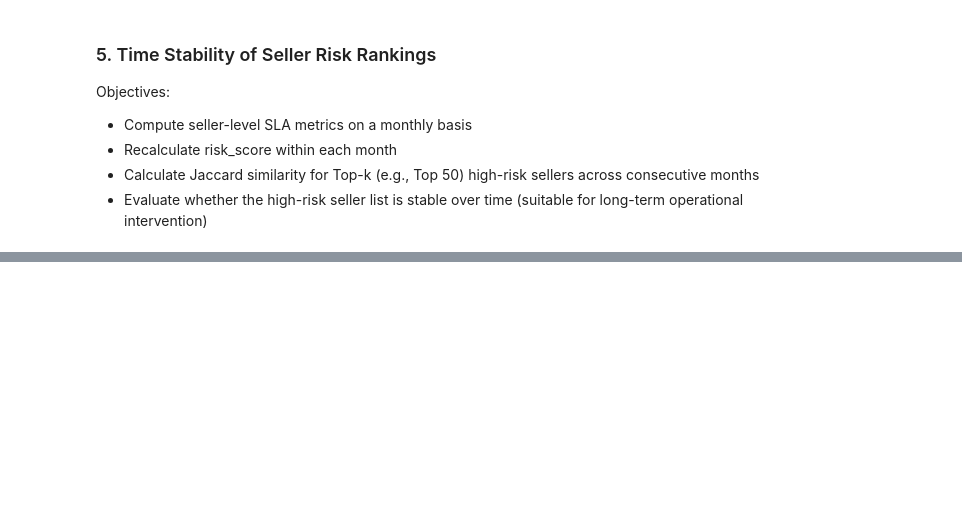
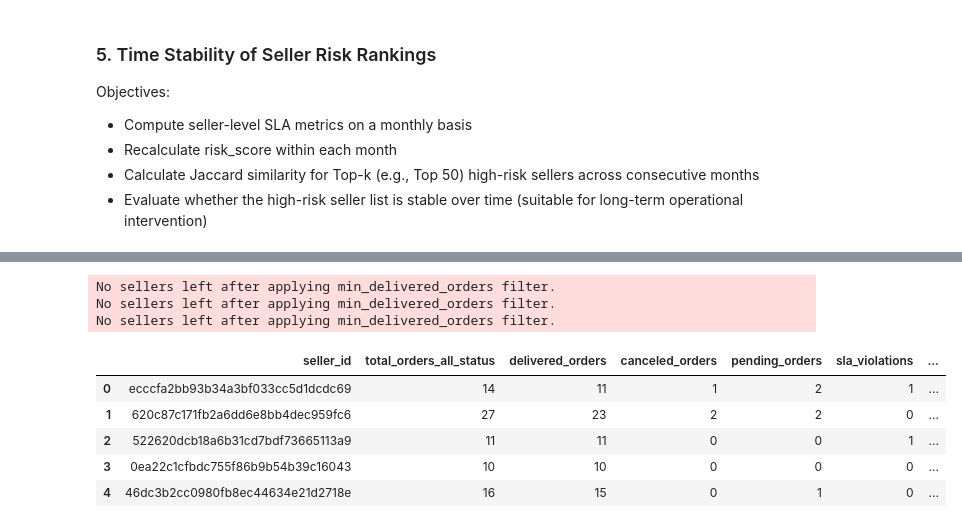
Before and after one commit to andrewyang0620/Marketplace-Sla-Risk-Analysis, a Jupyter notebook: notebooks/01_seller_risk.ipynb, the cells around one changed output, grey strips where cells are left out. Drawn from its saved outputs; the diff is of its cells as text; code cells hidden in the pictures; blank space fills up the shorter version.

```diff
--- a/notebooks/01_seller_risk.ipynb
+++ b/notebooks/01_seller_risk.ipynb
@@ -439,0 +459,25 @@ Objectives:
+# %%
+# risk analysis by period
+ranked_periods = []
+
+for period, sub in period_metrics.groupby("period"):
+    ranked_sub = rank_sellers_by_sla_risk(
+        sub,
+        min_delivered_orders=10,
+        risk_weights=None,
+    )
+    ranked_sub["period"] = str(period)
+    ranked_periods.append(ranked_sub)
+
+ranked_periods = pd.concat(ranked_periods, ignore_index=True)
+ranked_periods.head()
+# %% [output]
+No sellers left after applying min_delivered_orders filter.
+No sellers left after applying min_delivered_orders filter.
+No sellers left after applying min_delivered_orders filter.
+|  | seller_id | total_orders_all_status | delivered_orders | canceled_orders | pending_orders | sla_violations | ... |
+| 0 | ecccfa2bb93b34a3bf033cc5d1dcdc69 | 14 | 11 | 1 | 2 | 1 | ... |
+| 1 | 620c87c171fb2a6dd6e8bb4dec959fc6 | 27 | 23 | 2 | 2 | 0 | ... |
+| 2 | 522620dcb18a6b31cd7bdf73665113a9 | 11 | 11 | 0 | 0 | 1 | ... |
+| 3 | 0ea22c1cfbdc755f86b9b54b39c16043 | 10 | 10 | 0 | 0 | 0 | ... |
+| 4 | 46dc3b2cc0980fb8ec44634e21d2718e | 16 | 15 | 0 | 1 | 0 | ... |
```
Also changed, not shown: parts of 2 cells of this notebook, 1 other file.
